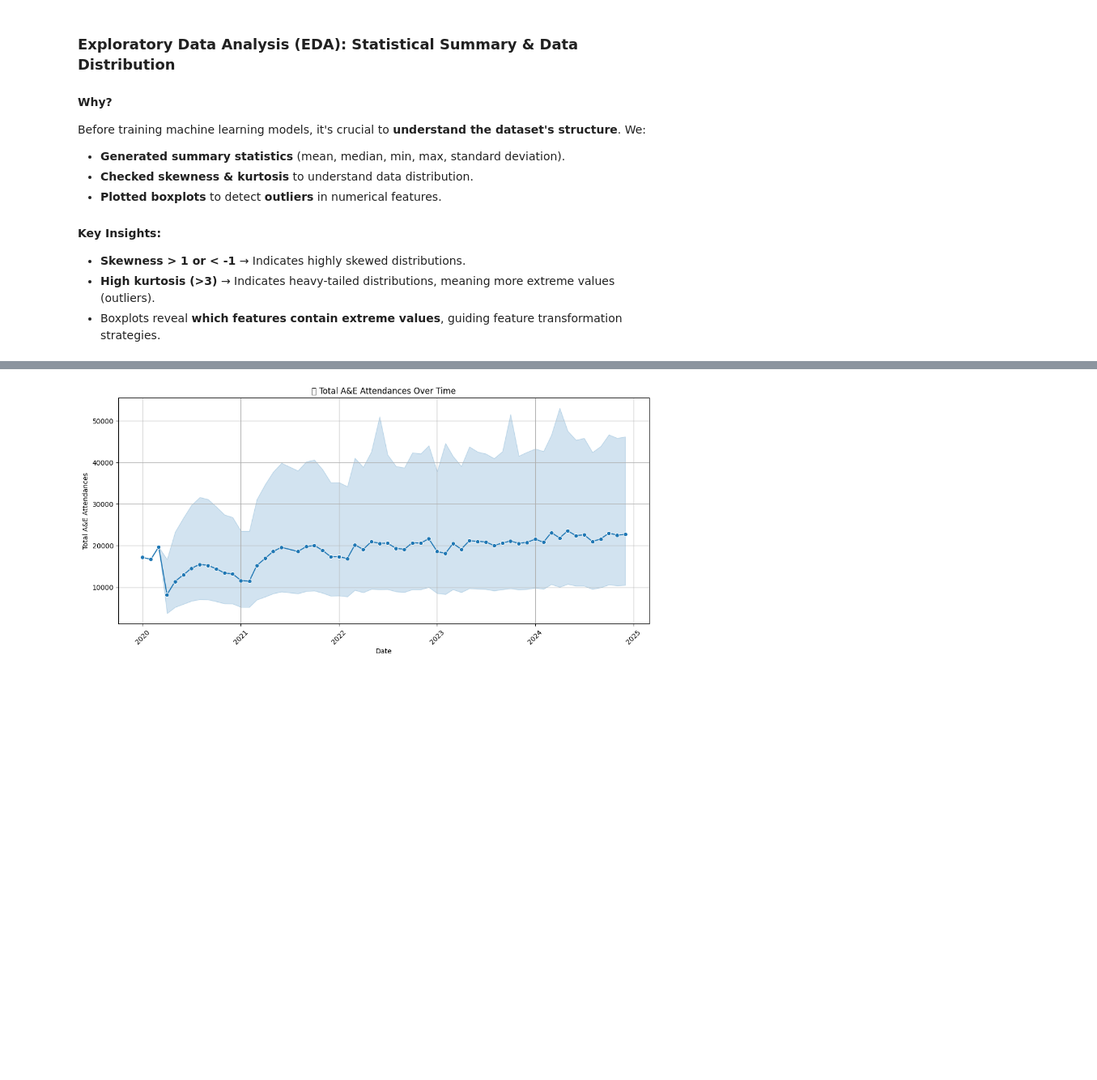
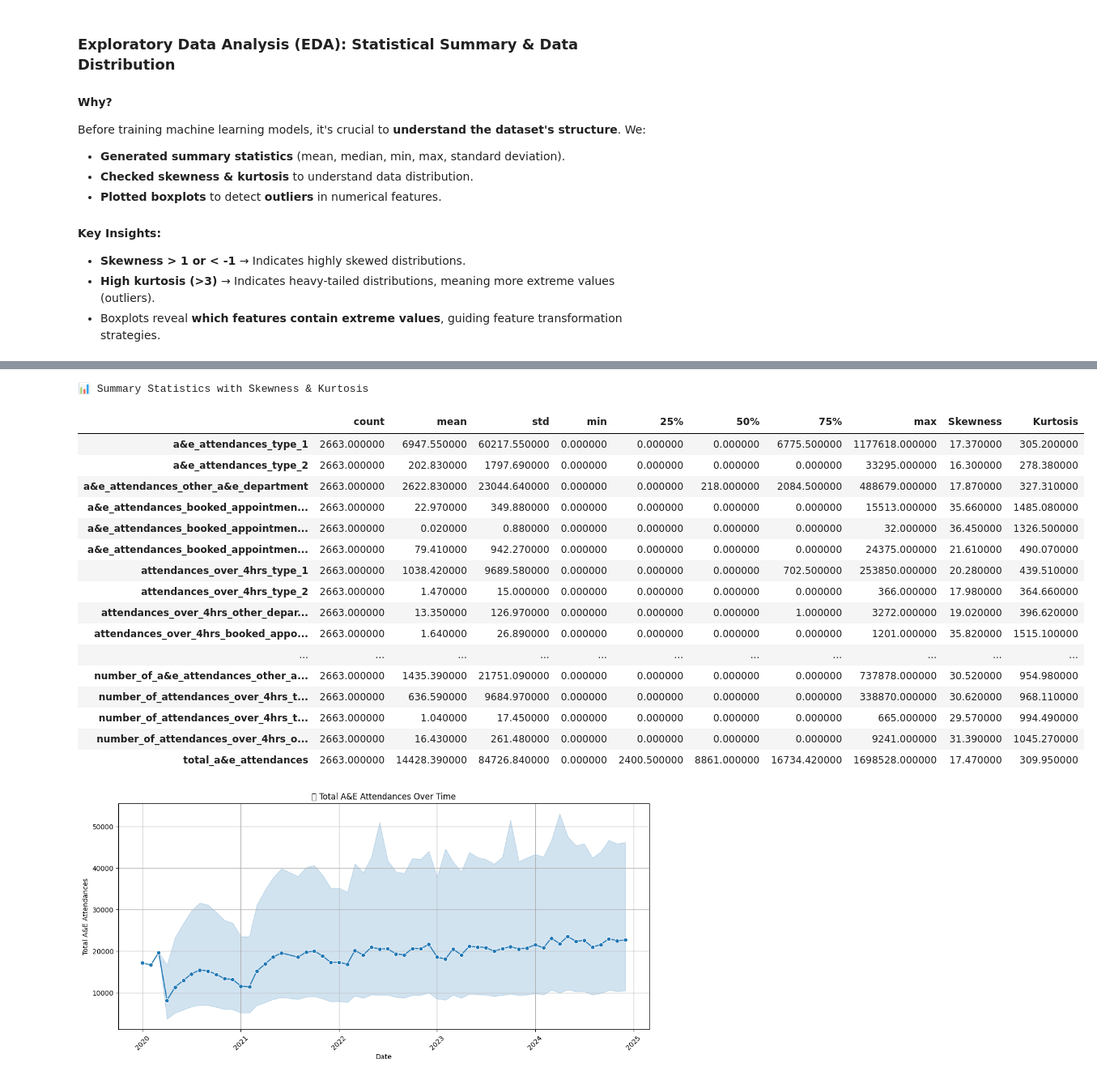
Before and after one commit to sophieboyle1/Final-Year-Project, a Jupyter notebook: src/predictions.ipynb, the cells around one changed output, grey strips where cells are left out. Shown at 81% size. Saved outputs shown, nothing was run; the diff lists cells and outputs as text; code cells hidden in the pictures; blank space fills up the shorter version.

Commit message:
generate table for statistical summary for better readability

```diff
--- a/src/predictions.ipynb
+++ b/src/predictions.ipynb
@@ -290,3 +247,44 @@ total_a&e_attendances                               15.099051  230.221621
+# %%
+# Select only numerical columns and drop NaN values to avoid warnings
+numeric_data = nhs_data.select_dtypes(include=[np.number]).dropna()
+
+# Generate summary statistics
+summary_stats = numeric_data.describe().T
+
+# Compute skewness & kurtosis safely
+summary_stats["Skewness"] = numeric_data.apply(lambda x: skew(x.dropna()), axis=0)
+summary_stats["Kurtosis"] = numeric_data.apply(lambda x: kurtosis(x.dropna()), axis=0)
+
+# Round values for better readability
+summary_stats = summary_stats.round(2)
+
+# Style the table for display
+styled_table = summary_stats.style.set_table_styles(
+    [{'selector': 'th', 'props': [('font-size', '12pt'), ('text-align', 'center')]},
+     {'selector': 'td', 'props': [('font-size', '11pt')]}]
+).set_caption("📊 Summary Statistics with Skewness & Kurtosis")
+
+# Display table
+display(styled_table)
+# %% [output]
+📊 Summary Statistics with Skewness & Kurtosis
+|  | count | mean | std | min | 25% | 50% | 75% | max | Skewness | Kurtosis |
+| a&e_attendances_type_1 | 2663.000000 | 6947.550000 | 60217.550000 | 0.000000 | 0.000000 | 0.000000 | 6775.500000 | 1177618.000000 | 17.370000 | 305.200000 |
+| a&e_attendances_type_2 | 2663.000000 | 202.830000 | 1797.690000 | 0.000000 | 0.000000 | 0.000000 | 0.000000 | 33295.000000 | 16.300000 | 278.380000 |
+| a&e_attendances_other_a&e_department | 2663.000000 | 2622.830000 | 23044.640000 | 0.000000 | 0.000000 | 218.000000 | 2084.500000 | 488679.000000 | 17.870000 | 327.310000 |
+| a&e_attendances_booked_appointmen... | 2663.000000 | 22.970000 | 349.880000 | 0.000000 | 0.000000 | 0.000000 | 0.000000 | 15513.000000 | 35.660000 | 1485.080000 |
+| a&e_attendances_booked_appointmen... | 2663.000000 | 0.020000 | 0.880000 | 0.000000 | 0.000000 | 0.000000 | 0.000000 | 32.000000 | 36.450000 | 1326.500000 |
+| a&e_attendances_booked_appointmen... | 2663.000000 | 79.410000 | 942.270000 | 0.000000 | 0.000000 | 0.000000 | 0.000000 | 24375.000000 | 21.610000 | 490.070000 |
+| attendances_over_4hrs_type_1 | 2663.000000 | 1038.420000 | 9689.580000 | 0.000000 | 0.000000 | 0.000000 | 702.500000 | 253850.000000 | 20.280000 | 439.510000 |
+| attendances_over_4hrs_type_2 | 2663.000000 | 1.470000 | 15.000000 | 0.000000 | 0.000000 | 0.000000 | 0.000000 | 366.000000 | 17.980000 | 364.660000 |
+| attendances_over_4hrs_other_depar... | 2663.000000 | 13.350000 | 126.970000 | 0.000000 | 0.000000 | 0.000000 | 1.000000 | 3272.000000 | 19.020000 | 396.620000 |
+| attendances_over_4hrs_booked_appo... | 2663.000000 | 1.640000 | 26.890000 | 0.000000 | 0.000000 | 0.000000 | 0.000000 | 1201.000000 | 35.820000 | 1515.100000 |
+| ... | ... | ... | ... | ... | ... | ... | ... | ... | ... | ... |
+| number_of_a&e_attendances_other_a... | 2663.000000 | 1435.390000 | 21751.090000 | 0.000000 | 0.000000 | 0.000000 | 0.000000 | 737878.000000 | 30.520000 | 954.980000 |
+| number_of_attendances_over_4hrs_t... | 2663.000000 | 636.590000 | 9684.970000 | 0.000000 | 0.000000 | 0.000000 | 0.000000 | 338870.000000 | 30.620000 | 968.110000 |
+| number_of_attendances_over_4hrs_t... | 2663.000000 | 1.040000 | 17.450000 | 0.000000 | 0.000000 | 0.000000 | 0.000000 | 665.000000 | 29.570000 | 994.490000 |
+| number_of_attendances_over_4hrs_o... | 2663.000000 | 16.430000 | 261.480000 | 0.000000 | 0.000000 | 0.000000 | 0.000000 | 9241.000000 | 31.390000 | 1045.270000 |
+| total_a&e_attendances | 2663.000000 | 14428.390000 | 84726.840000 | 0.000000 | 2400.500000 | 8861.000000 | 16734.420000 | 1698528.000000 | 17.470000 | 309.950000 |
 # %%
 # Convert 'year' and 'month' into a datetime format for time-series analysis
 nhs_data["date"] = pd.to_datetime(nhs_data["year"] + "-" + nhs_data["month"].astype(str), format="%Y-%B")
```
Also changed, not shown: parts of 2 cells of this notebook.
